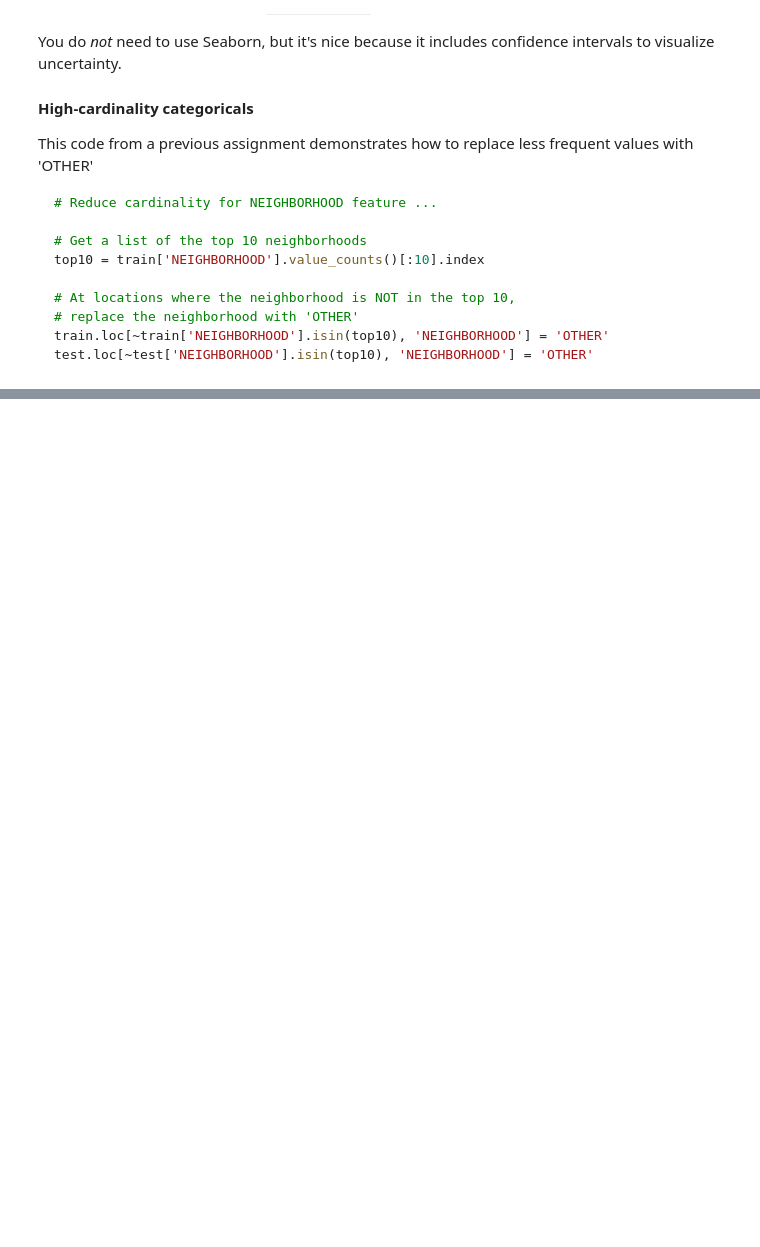
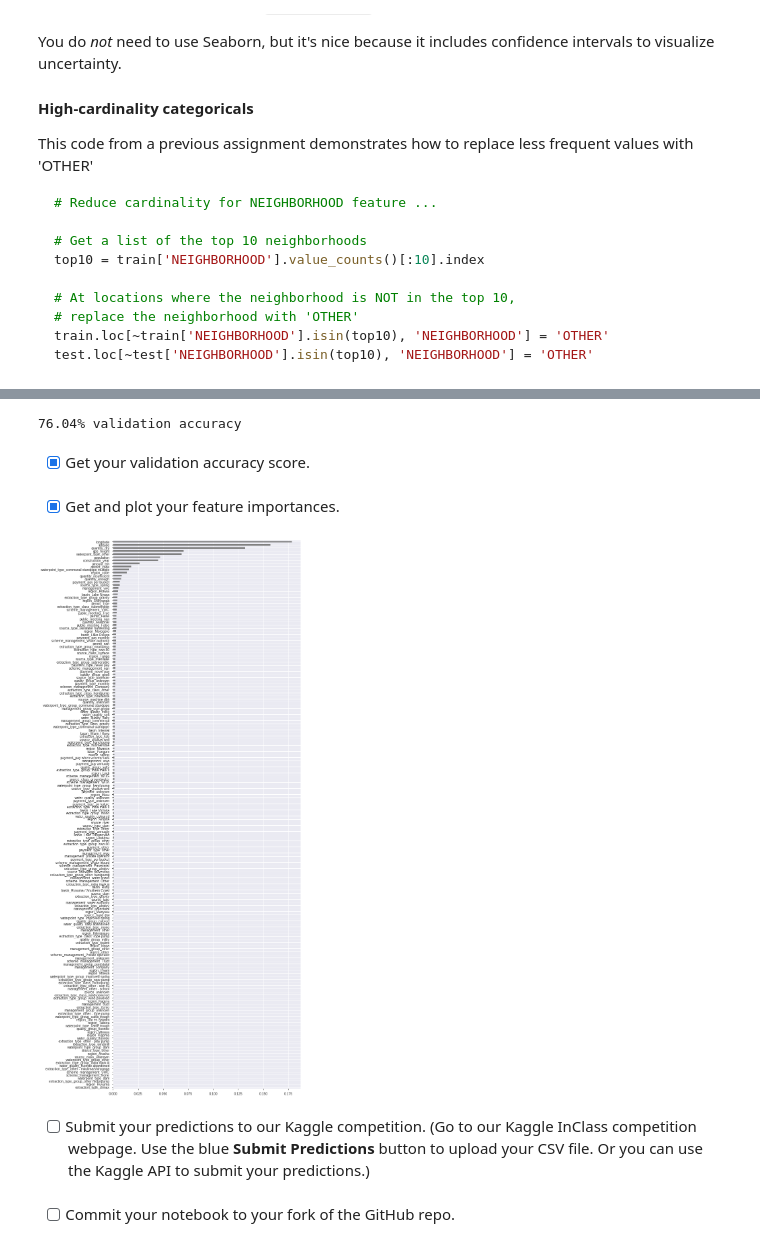
Before and after one commit to DavidVollendroff/DS-Unit-2-Kaggle-Challenge, a Jupyter notebook: module1/LS_DS_221_assignment.ipynb, the cells around one changed output, grey strips where cells are left out. Saved outputs shown, nothing was run; the diff lists cells and outputs as text; code cells hidden in the pictures; blank space fills up the shorter version.

```diff
--- a/module1/LS_DS_221_assignment.ipynb
+++ b/module1/LS_DS_221_assignment.ipynb
@@ -119,0 +189,3 @@ profile_report BUNCH OF SHIT TO CHANGE FOR PULL
+# %%
+train, val = train_test_split(train, train_size=0.80, test_size=0.20,
+                              stratify=train['status_group'])
@@ -119,0 +245,7 @@ profile_report BUNCH OF SHIT TO CHANGE FOR PULL
+# %%
+# features matrix and target vector
+X_train = train[features]
+y_train = train[target]
+X_val = val[features]
+y_val = val[target]
+X_test = test[features]
@@ -119,0 +261,12 @@ profile_report BUNCH OF SHIT TO CHANGE FOR PULL
+# %%
+# create pipeline and evaluate first model
+pipeline = make_pipeline(ce.OneHotEncoder(use_cat_names=True),
+                         SimpleImputer(),
+                         StandardScaler(),
+                         DecisionTreeClassifier())
+
+pipeline.fit(X_train, y_train)
+# %% [output]
+76.04% validation accuracy
+# %% [markdown]
+- [X] Get your validation accuracy score.
@@ -119,0 +276,22 @@ profile_report BUNCH OF SHIT TO CHANGE FOR PULL
+# %% [markdown]
+- [X] Get and plot your feature importances.
+# %%
+model = pipeline.named_steps['decisiontreeclassifier']
+
+# with an encoder I need to access the coefficients of the adjusted matrix
+encoder = pipeline.named_steps['onehotencoder'] # access to pipeline
+encoded_columns = encoder.transform(X_val).columns # adjusted matrix columns
+
+# feature importance values extracted from model
+importances = pd.Series(model.feature_importances_, encoded_columns)
+
+# plotting
+%matplotlib inline
+import matplotlib.pyplot as plt
+
+plt.figure(figsize=(10,30))
+importances.sort_values().plot.barh(color='grey');
+# %% [output]
+[figure, added]
+# %% [markdown]
+- [ ] Submit your predictions to our Kaggle competition. (Go to our Kaggle InClass competition webpage. Use the blue **Submit Predictions** button to upload your CSV file. Or you can use the Kaggle API to submit your predictions.)
@@ -119,0 +306,2 @@ profile_report BUNCH OF SHIT TO CHANGE FOR PULL
+# %% [markdown]
+- [ ] Commit your notebook to your fork of the GitHub repo.
```
Also changed, not shown: parts of 21 cells of this notebook.
